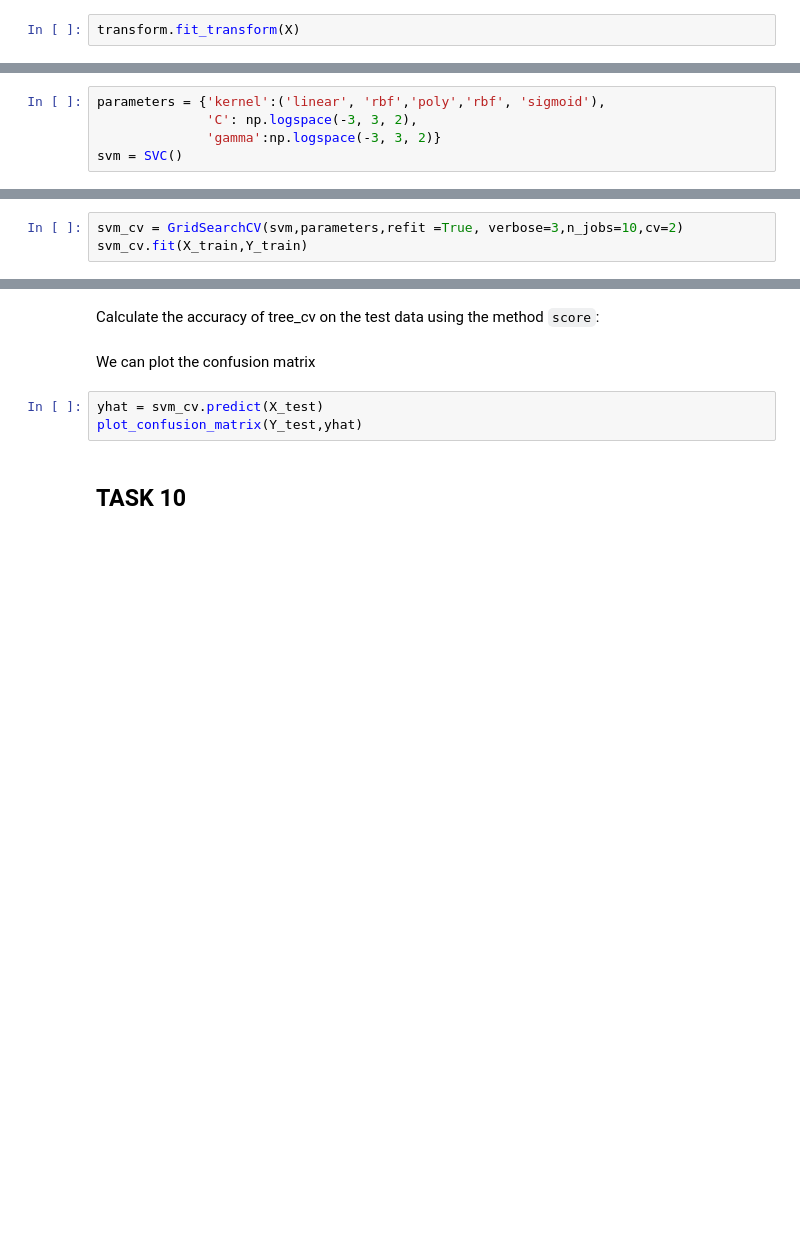
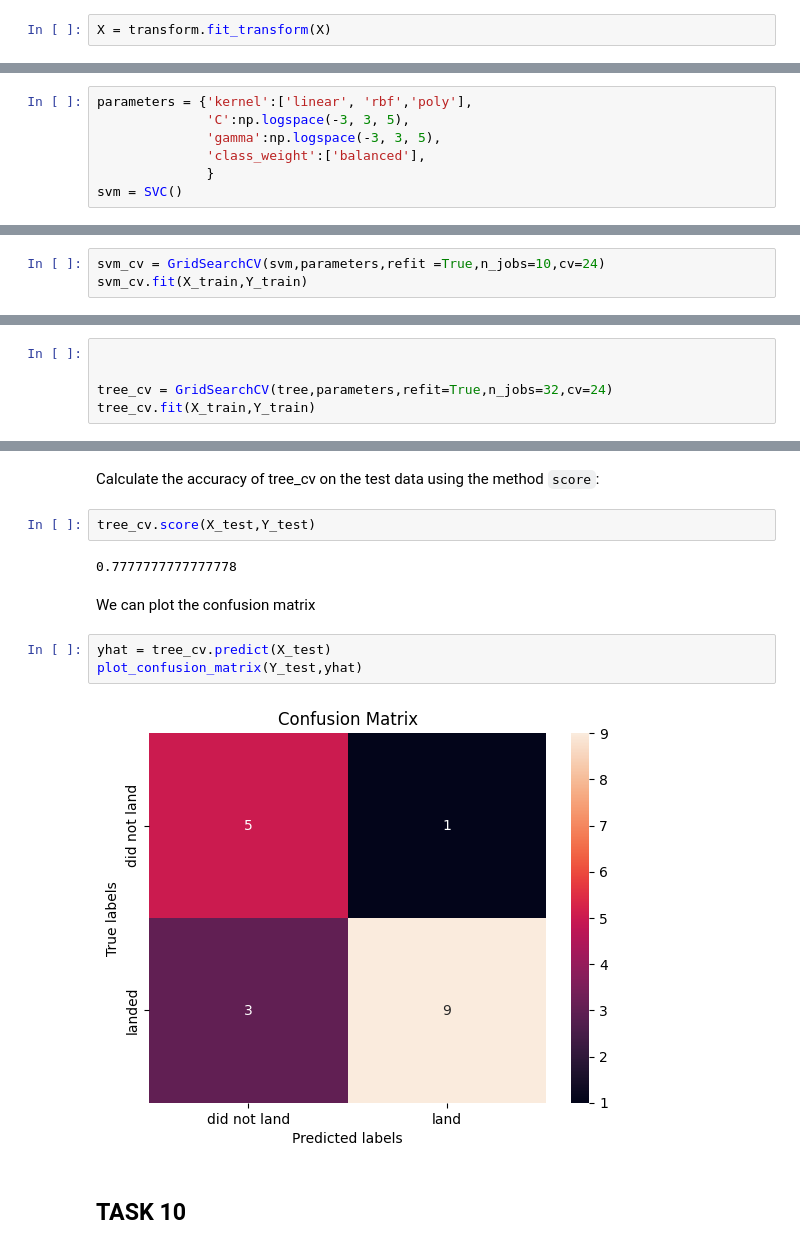
Before and after one commit to eren9677/Data-Science-Capstone-With-Python, a Jupyter notebook: SpaceX_Machine Learning Prediction_Part_5.ipynb, the cells around one changed output, grey strips where cells are left out. Drawn from its saved outputs; the diff is of its cells as text; blank space fills up the shorter version.

```diff
--- a/SpaceX_Machine Learning Prediction_Part_5.ipynb
+++ b/SpaceX_Machine Learning Prediction_Part_5.ipynb
@@ -128,4 +128,4 @@ Standardize the data in <code>X</code> then reassign it to the variable  <code>X
 # students get this
 transform = preprocessing.StandardScaler()
 # %%
-transform.fit_transform(X)
+X = transform.fit_transform(X)
@@ -233,9 +228,11 @@ Examining the confusion matrix, we see that logistic regression can distinguish
 # %% [markdown]
 Create a support vector machine object then  create a  <code>GridSearchCV</code> object  <code>svm_cv</code> with cv - 10.  Fit the object to find the best parameters from the dictionary <code>parameters</code>.
 # %%
-parameters = {'kernel':('linear', 'rbf','poly','rbf', 'sigmoid'),
-              'C': np.logspace(-3, 3, 2),
-              'gamma':np.logspace(-3, 3, 2)}
+parameters = {'kernel':['linear', 'rbf','poly'],
+              'C':np.logspace(-3, 3, 5),
+              'gamma':np.logspace(-3, 3, 5),
+              'class_weight':['balanced'],
+              }
 svm = SVC()
 # %%
 svm.fit(X_train,Y_train)
@@ -253,6 +250,6 @@ weighted avg       1.00      0.67      0.80        18
 # %% [markdown]
 i want to apply xgboost to use gpu bc this shit takes a lot of time and effort even if my computer has a quality cpu
 # %%
-svm_cv = GridSearchCV(svm,parameters,refit =True, verbose=3,n_jobs=10,cv=2)
+svm_cv = GridSearchCV(svm,parameters,refit =True,n_jobs=10,cv=24)
 svm_cv.fit(X_train,Y_train)
 # %% [output]
@@ -282,3 +294,8 @@ parameters = {'criterion': ['gini', 'entropy'],
      'min_samples_split': [2, 5, 10]}
 
 tree = DecisionTreeClassifier()
+# %%
+
+
+tree_cv = GridSearchCV(tree,parameters,refit=True,n_jobs=32,cv=24)
+tree_cv.fit(X_train,Y_train)
@@ -289,11 +317,17 @@ print("accuracy :",tree_cv.best_score_)
 ## TASK  9
 # %% [markdown]
 Calculate the accuracy of tree_cv on the test data using the method <code>score</code>:
+# %%
+tree_cv.score(X_test,Y_test)
+# %% [output]
+0.7777777777777778
 # %% [markdown]
 We can plot the confusion matrix
 # %%
-yhat = svm_cv.predict(X_test)
+yhat = tree_cv.predict(X_test)
 plot_confusion_matrix(Y_test,yhat)
+# %% [output]
+[figure, added]
 # %% [markdown]
 ## TASK  10
 # %% [markdown]
```
Also changed, not shown: parts of 20 cells of this notebook.
